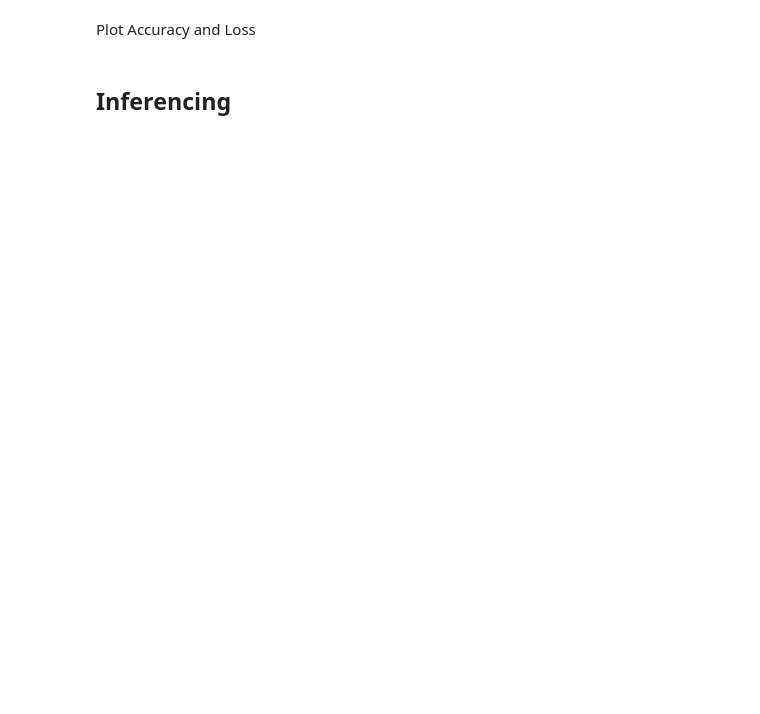
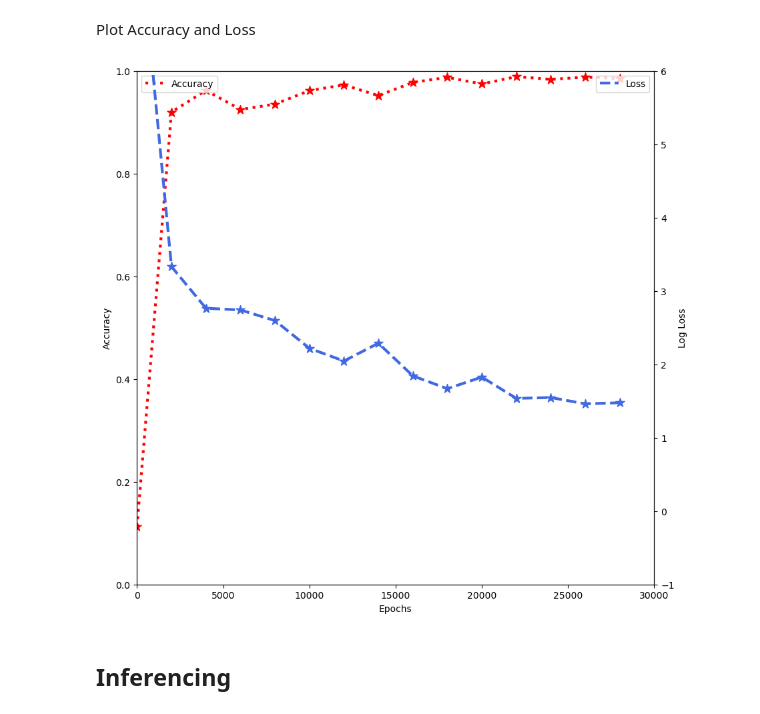
Before and after one commit to PRigas96/GeoCluster, a Jupyter notebook: 1stHierarchy_simple.ipynb, the cells around one changed output. Saved outputs shown, nothing was run; the diff lists cells and outputs as text; code cells hidden in the pictures; blank space fills up the shorter version.

```diff
--- a/1stHierarchy_simple.ipynb
+++ b/1stHierarchy_simple.ipynb
@@ -260,7 +258,9 @@ print("Loaded student training results from models/squares/100/student_training_
 # %% [markdown]
 Plot Accuracy and Loss
 # %%
-student.plot_accuracy_and_loss()
+student.plot_accuracy_and_loss(epochs)
+# %% [output]
+[figure, added]
 # %% [markdown]
 ## Inferencing
 # %%
```
Also changed, not shown: parts of 17 cells of this notebook, 1 other file.
